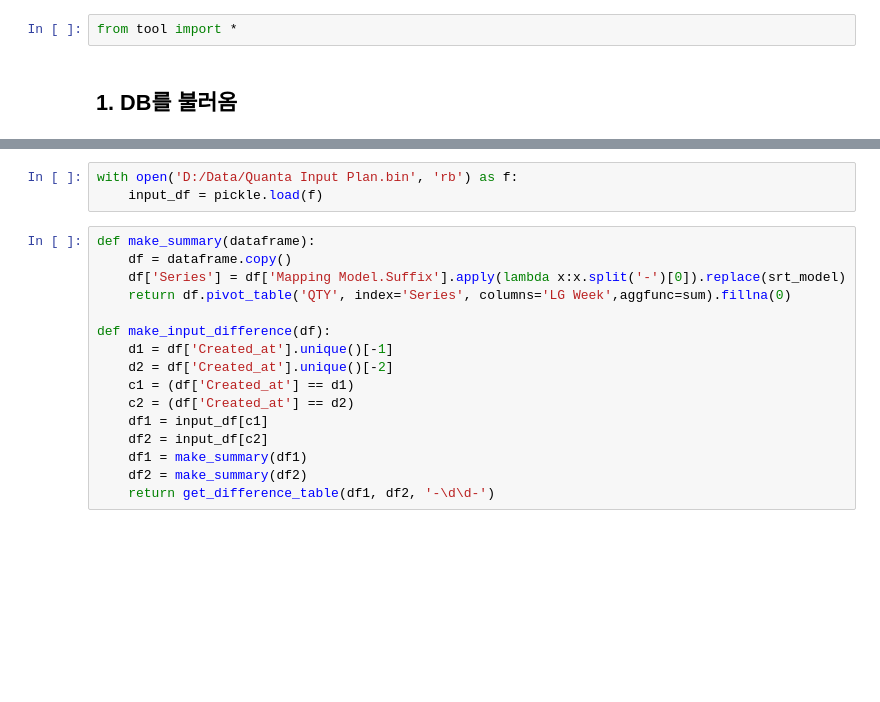
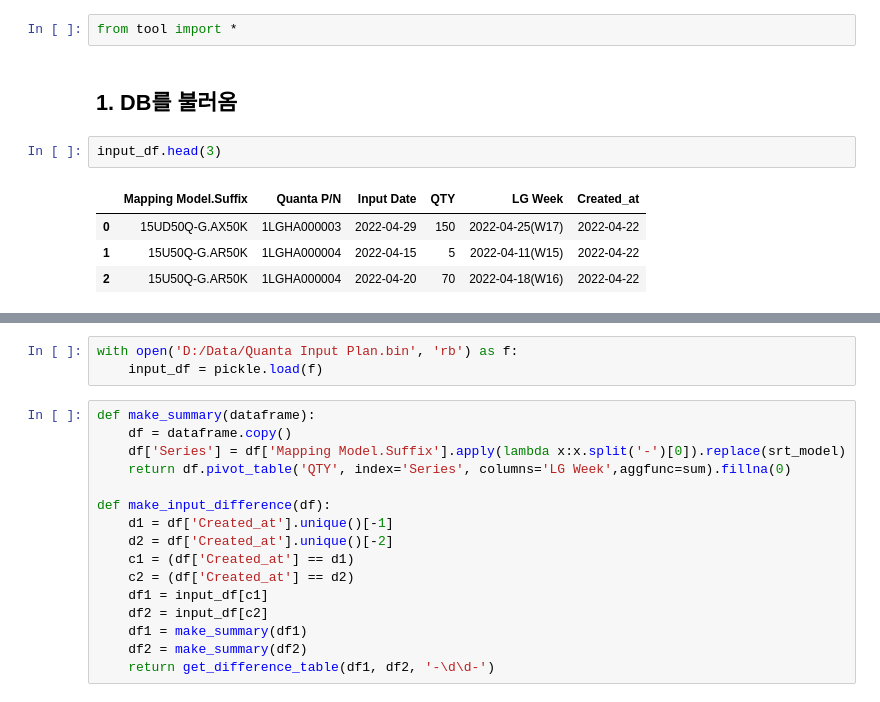
Before and after one commit to JONGMOKLEE76/AutoWork, a Jupyter notebook: [업데이트] Quanta Input plan DB.ipynb, the cells around one changed output, grey strips where cells are left out. Cells and saved outputs as stored; diff of their text form; blank space fills up the shorter version.

```diff
--- a/[업데이트] Quanta Input plan DB.ipynb
+++ b/[업데이트] Quanta Input plan DB.ipynb
@@ -4,3 +4,10 @@
 from tool import *
 # %% [markdown]
 ## 1. DB를 불러옴
+# %%
+input_df.head(3)
+# %% [output]
+|  | Mapping Model.Suffix | Quanta P/N | Input Date | QTY | LG Week | Created_at |
+| 0 | 15UD50Q-G.AX50K | 1LGHA000003 | 2022-04-29 | 150 | 2022-04-25(W17) | 2022-04-22 |
+| 1 | 15U50Q-G.AR50K | 1LGHA000004 | 2022-04-15 | 5 | 2022-04-11(W15) | 2022-04-22 |
+| 2 | 15U50Q-G.AR50K | 1LGHA000004 | 2022-04-20 | 70 | 2022-04-18(W16) | 2022-04-22 |
```
Also changed, not shown: parts of 3 cells of this notebook, 8 other files.
